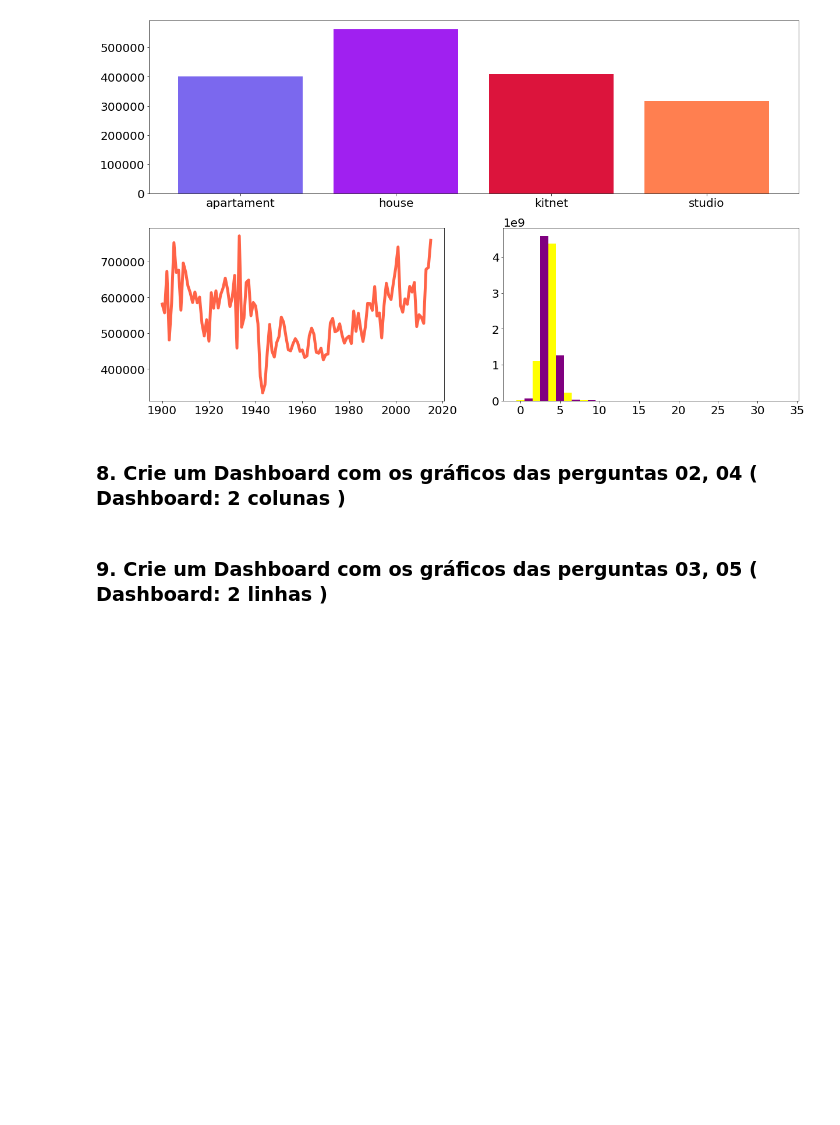
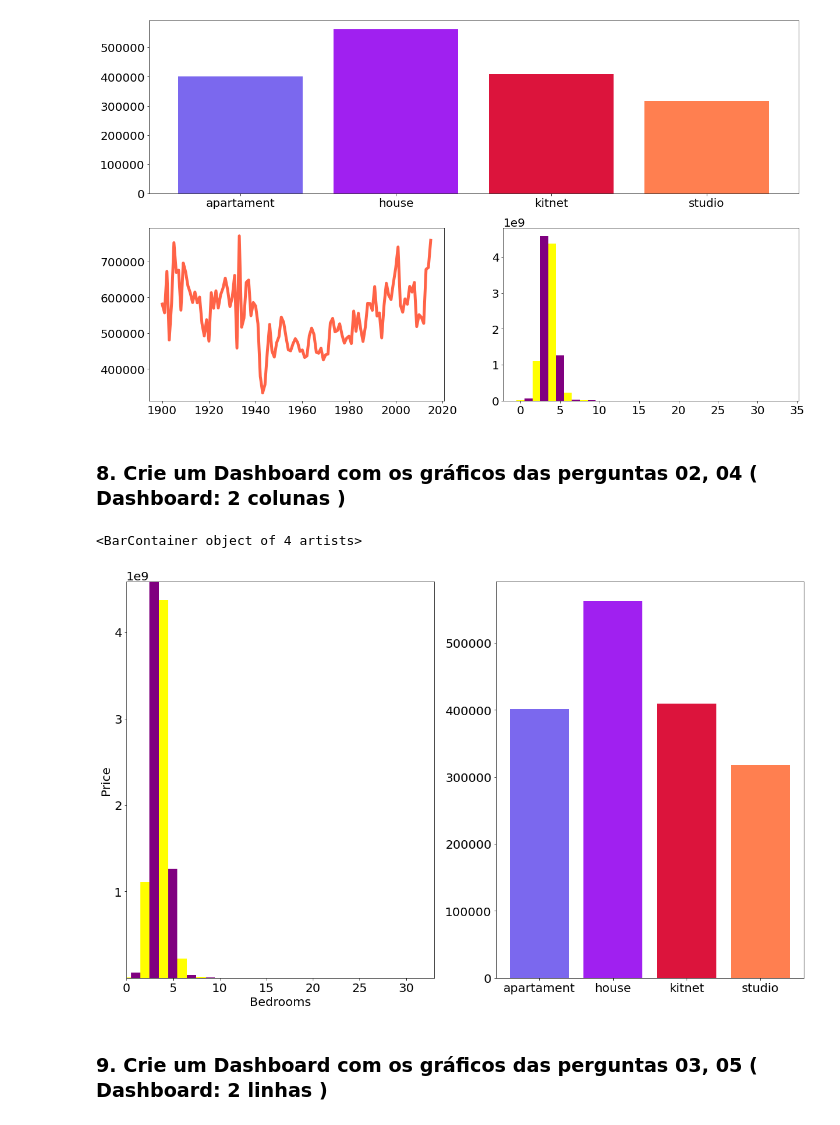
Before and after one commit to rafaelandradeslv/repos_ds, a Jupyter notebook: exercicios/Lesson 3 - Python ao DS.ipynb, the cells around one changed output. Cells and saved outputs as stored; diff of their text form; code cells hidden in the pictures; blank space fills up the shorter version.

```diff
--- a/exercicios/Lesson 3 - Python ao DS.ipynb
+++ b/exercicios/Lesson 3 - Python ao DS.ipynb
@@ -199,5 +199,47 @@ ax1.bar(group_type['dormitory_type'], group_type['price'], color= ['#7B68EE', '#
 [figure]
 # %% [markdown]
 ### 8. Crie um Dashboard com os gráficos das perguntas 02, 04 ( Dashboard: 2 colunas )
+# %%
+from matplotlib import gridspec # essa biblioteca é usada para fazer dashboards
+
+plt.rcParams.update ({'font.size': 20})
+fig = plt.figure (figsize= (20, 12))
+specs = gridspec.GridSpec(ncols= 2, nrows= 1, figure= fig)
+
+ax1 = fig.add_subplot (specs [0, 0])
+ax2 = fig.add_subplot (specs [0, 1])
+
+# GRÁFICO - PERGUNTA 2
+# soma dos preços
+pd.set_option('display.float_format', lambda x: '%.2f' % x) # função aletara casas decimais
+group_price = df[['price', 'bedrooms']].groupby('bedrooms').sum().reset_index()
+
+# estrutura do gráfico
+ax1.bar (group_price['bedrooms'],
+         group_price['price'],
+         width= 1,
+         color= ['yellow', 'purple']
+         )
+
+ax1.set_xlim(group_price['bedrooms'].min(),
+         group_price['bedrooms'].max())
+
+ax1.set_ylim(group_price['price'].min(),
+         group_price['price'].max())
+
+ax1.set_ylabel('Price')
+ax1.set_xlabel('Bedrooms')
+
+# GRÁFICO - PERGUNTA 4
+# preço pelo tipo de construção
+group_type = df[['price', 'dormitory_type']].groupby('dormitory_type').mean().reset_index()
+
+# gráfico de barras
+ax2.bar(group_type['dormitory_type'],
+        group_type['price'],
+        color= ['#7B68EE', '#A020F0', '#DC143C', '#FF7F50'])
+# %% [output]
+<BarContainer object of 4 artists>
+[figure, added]
 # %% [markdown]
 ### 9. Crie um Dashboard com os gráficos das perguntas 03, 05 ( Dashboard: 2 linhas )
```
Also changed, not shown: parts of 2 cells of this notebook, 2 other files.
